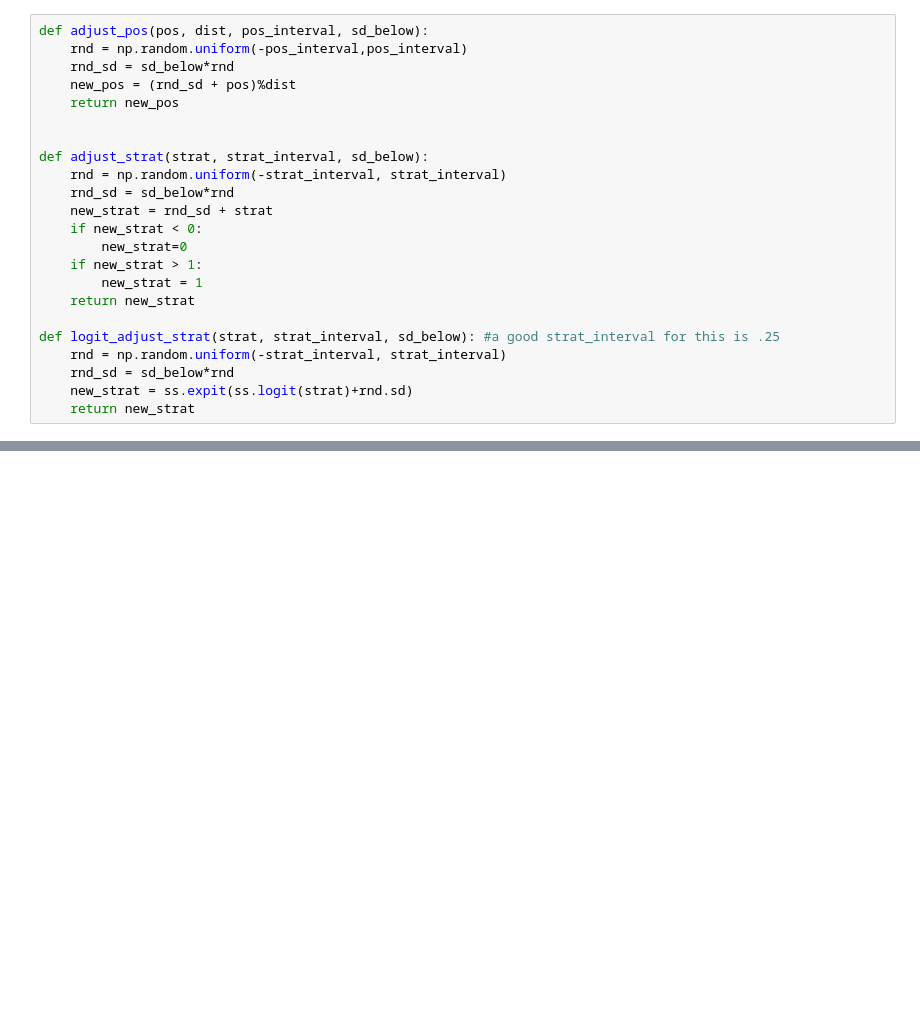
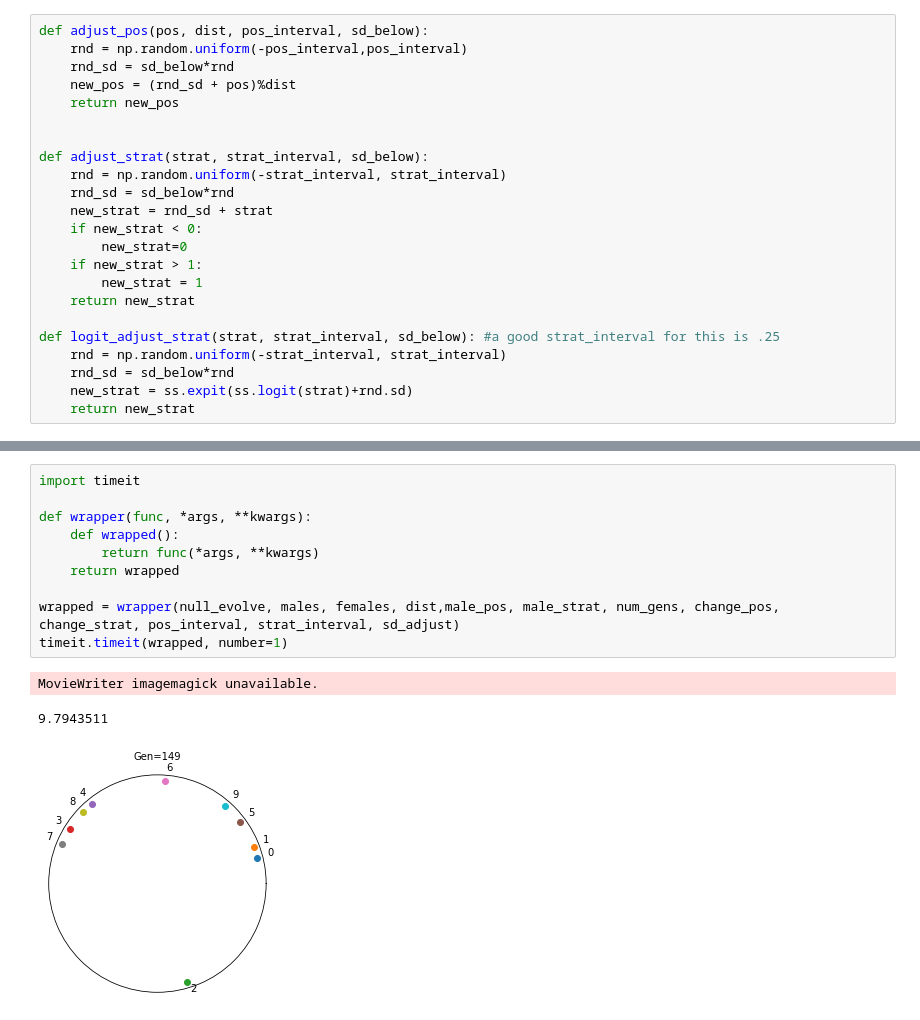
Before and after one commit to juliamsmith/BB_evolve, a Jupyter notebook: Demos/Test_null_evolve.ipynb, the cells around one changed output, grey strips where cells are left out. Drawn from its saved outputs; the diff is of its cells as text; blank space fills up the shorter version.

```diff
--- a/Demos/Test_null_evolve.ipynb
+++ b/Demos/Test_null_evolve.ipynb
@@ -110,0 +108,14 @@ MovieWriter imagemagick unavailable.
+# %%
+import timeit
+
+def wrapper(func, *args, **kwargs):
+    def wrapped():
+        return func(*args, **kwargs)
+    return wrapped
+
+wrapped = wrapper(null_evolve, males, females, dist,male_pos, male_strat, num_gens, change_pos, change_strat, pos_interval, strat_interval, sd_adjust)
+timeit.timeit(wrapped, number=1)
+# %% [output]
+MovieWriter imagemagick unavailable.
+9.7943511
+[figure, added]
```
Also changed, not shown: parts of 2 cells of this notebook, 10 other files.
